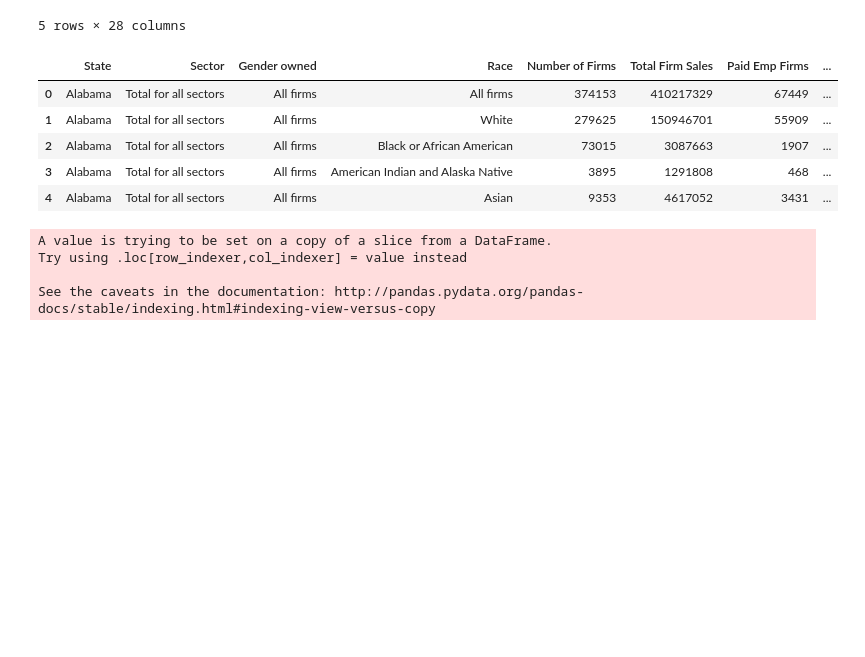
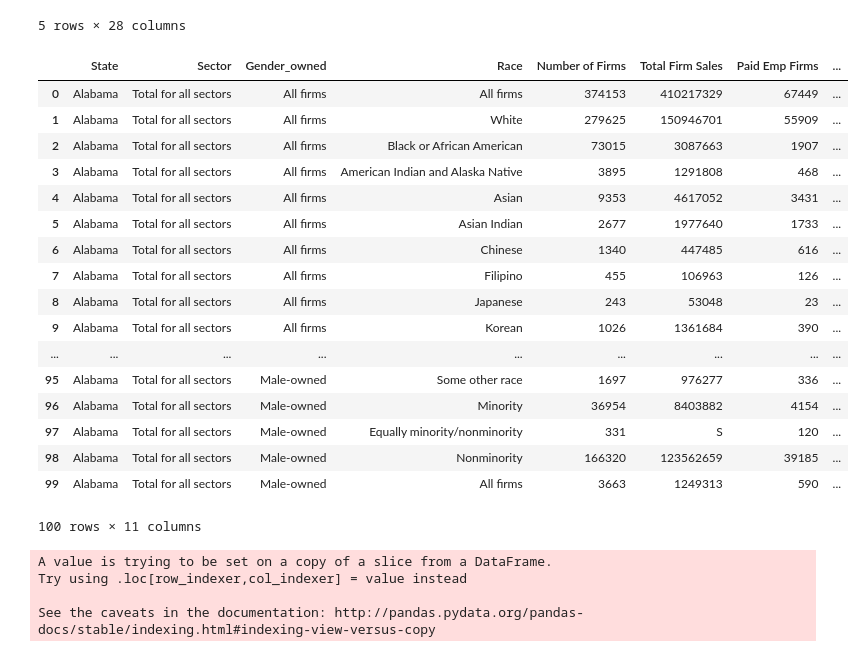
Before and after one commit to tafolabi/Project_Alpha, a Jupyter notebook: Project_Alpha.ipynb, the cells around one changed output. Saved outputs shown, nothing was run; the diff lists cells and outputs as text; code cells hidden in the pictures; blank space fills up the shorter version.

```diff
--- a/Project_Alpha.ipynb
+++ b/Project_Alpha.ipynb
@@ -26,24 +26,36 @@ df.columns.name = None
 # %%
 #rename the columns and pick out data we need
 data = df.rename(columns = {"Geographic area name":"State","Meaning of 2012 NAICS code":"Sector",
-                        "Meaning of Gender code":"Gender owned", "Meaning of Race code": "Race",
+                        "Meaning of Gender code":"Gender_owned", "Meaning of Race code": "Race",
                          "Number of firms with or without paid employees":"Number of Firms",
                          "Sales, receipts, or value of shipments of firms with or without paid employees ($1,000)":"Total Firm Sales",
                          "Number of firms with paid employees":"Paid Emp Firms", "Sales, receipts, or value of shipments of firms with paid employees ($1,000)":"Paid Emp Sales",
                          "Annual payroll ($1,000)":"Annual Payroll", "Number of firms without paid employees":"Unpaid Emp Firms",
                          "Sales, receipts, or value of shipments of firms without paid employees ($1,000)": "Unpaid Emp Sales"
                         })
 #list the columns we need for analysis
 cols = [2,4,6,10,12,13,14,15,17,18,19]
 new_data = data[data.columns[cols]]
-new_data.head()
+new_data.head(100)
 # %% [output]
-|  | State | Sector | Gender owned | Race | Number of Firms | Total Firm Sales | Paid Emp Firms | ... |
+|  | State | Sector | Gender_owned | Race | Number of Firms | Total Firm Sales | Paid Emp Firms | ... |
 | 0 | Alabama | Total for all sectors | All firms | All firms | 374153 | 410217329 | 67449 | ... |
 | 1 | Alabama | Total for all sectors | All firms | White | 279625 | 150946701 | 55909 | ... |
 | 2 | Alabama | Total for all sectors | All firms | Black or African American | 73015 | 3087663 | 1907 | ... |
 | 3 | Alabama | Total for all sectors | All firms | American Indian and Alaska Native | 3895 | 1291808 | 468 | ... |
 | 4 | Alabama | Total for all sectors | All firms | Asian | 9353 | 4617052 | 3431 | ... |
+| 5 | Alabama | Total for all sectors | All firms | Asian Indian | 2677 | 1977640 | 1733 | ... |
+| 6 | Alabama | Total for all sectors | All firms | Chinese | 1340 | 447485 | 616 | ... |
+| 7 | Alabama | Total for all sectors | All firms | Filipino | 455 | 106963 | 126 | ... |
+| 8 | Alabama | Total for all sectors | All firms | Japanese | 243 | 53048 | 23 | ... |
+| 9 | Alabama | Total for all sectors | All firms | Korean | 1026 | 1361684 | 390 | ... |
+| ... | ... | ... | ... | ... | ... | ... | ... | ... |
+| 95 | Alabama | Total for all sectors | Male-owned | Some other race | 1697 | 976277 | 336 | ... |
+| 96 | Alabama | Total for all sectors | Male-owned | Minority | 36954 | 8403882 | 4154 | ... |
+| 97 | Alabama | Total for all sectors | Male-owned | Equally minority/nonminority | 331 | S | 120 | ... |
+| 98 | Alabama | Total for all sectors | Male-owned | Nonminority | 166320 | 123562659 | 39185 | ... |
+| 99 | Alabama | Total for all sectors | Male-owned | All firms | 3663 | 1249313 | 590 | ... |
+100 rows × 11 columns
 # %%
 # make all values in the Number of firms Column integers
 new_data['Number of Firms'] = new_data['Number of Firms'].astype(float)
```
Also changed, not shown: parts of 6 cells of this notebook.
